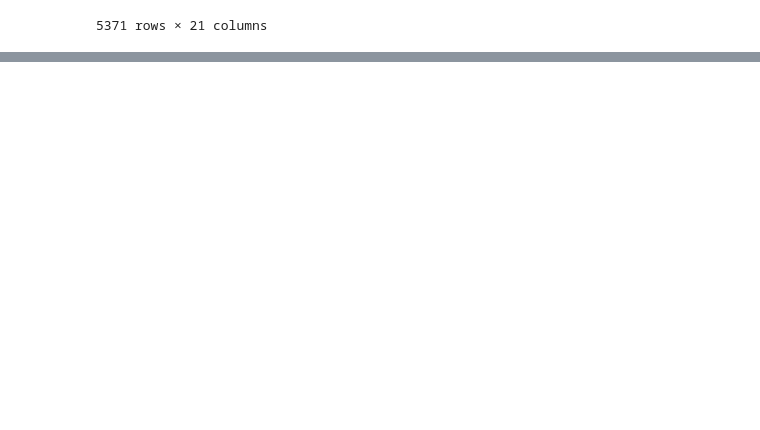
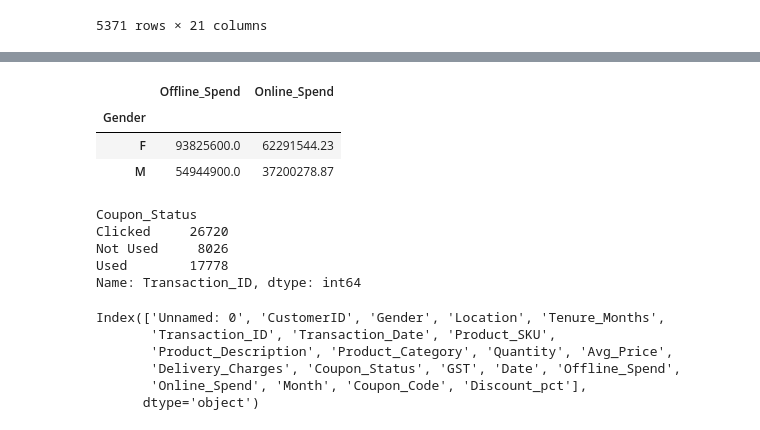
Before and after one commit to dbda2025cdac-maker/Advanced-Analytics, a Jupyter notebook: Practice/pandasPractice.ipynb, the cells around one changed output, grey strips where cells are left out. Saved outputs shown, nothing was run; the diff lists cells and outputs as text; code cells hidden in the pictures; blank space fills up the shorter version.

```diff
--- a/Practice/pandasPractice.ipynb
+++ b/Practice/pandasPractice.ipynb
@@ -134,0 +240,26 @@ pd.set_option(',max.o')
+# %%
+# Q11
+df.groupby('Gender')[['Offline_Spend','Online_Spend']].sum()
+# %% [output]
+|  | Offline_Spend | Online_Spend |
+| Gender |  |  |
+| F | 93825600.0 | 62291544.23 |
+| M | 54944900.0 | 37200278.87 |
+# %%
+# Q11
+df.groupby('Coupon_Status')['Transaction_ID'].count()
+# %% [output]
+Coupon_Status
+Clicked     26720
+Not Used     8026
+Used        17778
+Name: Transaction_ID, dtype: int64
+# %%
+df.columns
+# %% [output]
+Index(['Unnamed: 0', 'CustomerID', 'Gender', 'Location', 'Tenure_Months',
+       'Transaction_ID', 'Transaction_Date', 'Product_SKU',
+       'Product_Description', 'Product_Category', 'Quantity', 'Avg_Price',
+       'Delivery_Charges', 'Coupon_Status', 'GST', 'Date', 'Offline_Spend',
+       'Online_Spend', 'Month', 'Coupon_Code', 'Discount_pct'],
+      dtype='object')
```
Also changed, not shown: parts of 7 cells of this notebook, 8 other files.
